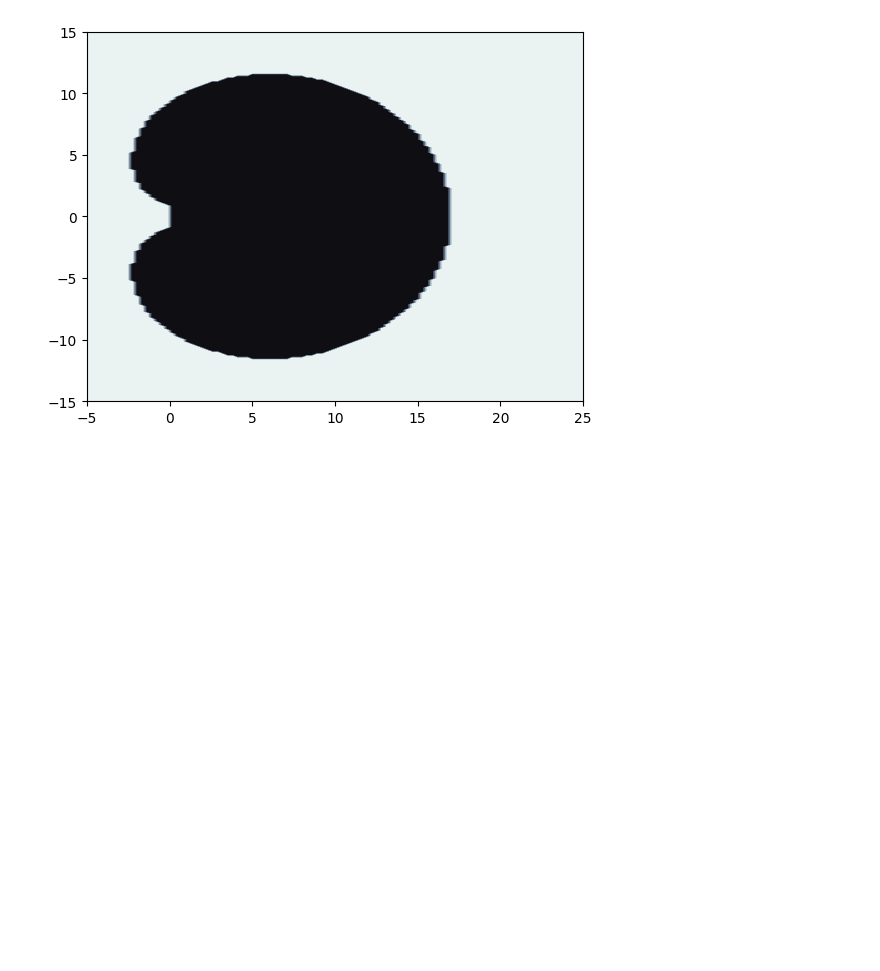
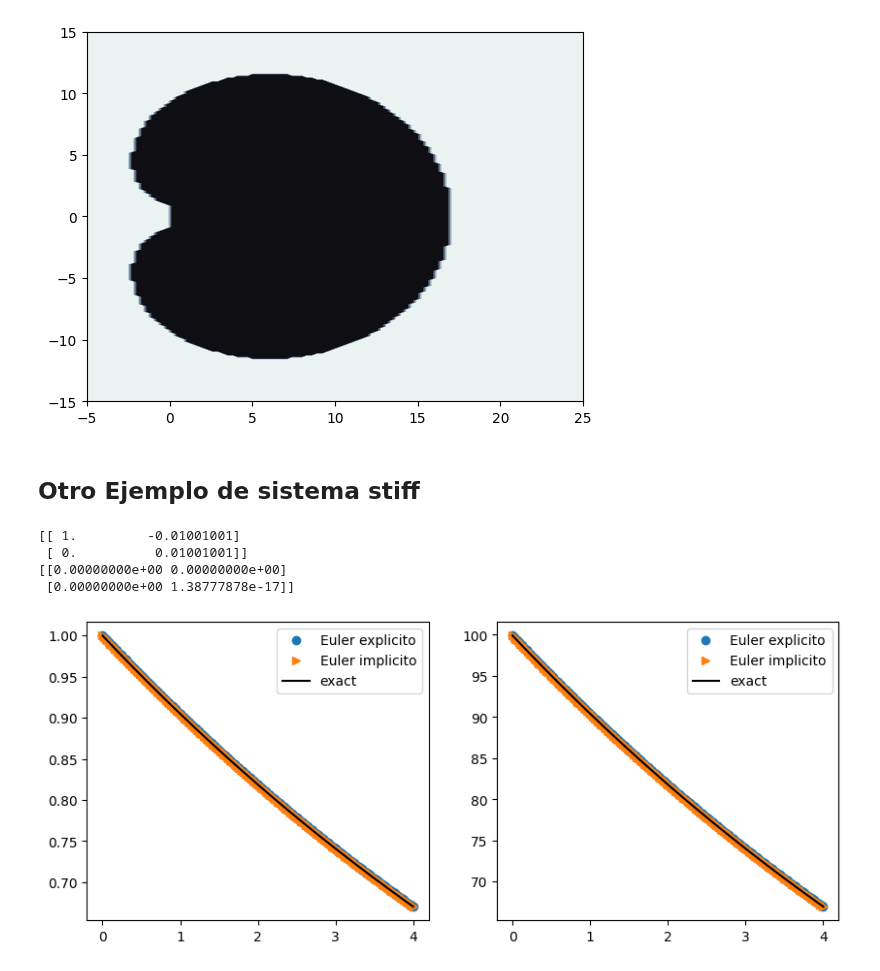
Before and after one commit to ManuelSanchezUribe/ManuelSanchezUribe.github.io, a Jupyter notebook: IMT3410/Capitulo1.ipynb, the cells around one changed output. Saved outputs shown, nothing was run; the diff lists cells and outputs as text; code cells hidden in the pictures; blank space fills up the shorter version.

```diff
--- a/IMT3410/Capitulo1.ipynb
+++ b/IMT3410/Capitulo1.ipynb
@@ -1065,3 +1065,56 @@ b = [0,0,0,0,0,60]
 A_BDF5 = plot_stability_region_multistep(a,b,xinter=[-5,25], yinter=[-15,15])
 # %% [output]
 [figure]
+# %% [markdown]
+## Otro Ejemplo de sistema stiff
+# %%
+L = np.array([[-100.0,1.0],[0,-0.1]])
+V = np.array([[1.0,1.0],[0,99.9]])
+D = np.array([[-100.0,0.0],[0,-0.1]])
+print(np.linalg.inv(V))
+print(L-V@D@np.linalg.inv(V))
+# %% [output]
+[[ 1.         -0.01001001]
+ [ 0.          0.01001001]]
+[[0.00000000e+00 0.00000000e+00]
+ [0.00000000e+00 1.38777878e-17]]
+# %%
+Fstiff2 = lambda x, Y: L.dot(Y)
+dFstiff2dy = lambda x, Y: L
+
+Y0 = np.array([1.0,99.9], dtype=np.float64)
+
+h = 0.02
+N = 200
+XM = h*N
+
+Yexact = lambda x: V@np.array([[np.exp(-100*x),0],[0, np.exp(-0.1*x)]])@np.linalg.solve(V,Y0)
+YH = []
+XH = []
+YHi = []
+# Euler
+yh, xh = Euler_explicito(odefun=Fstiff2, t_span=(0.0, XM), y0=Y0, h=h, return_trajectory=True)
+yhi, xh = Euler_implicito_multivariate(Fstiff2, Y0, N=N, XM = XM, x0 =0,dfdy = dFstiff2dy)
+
+YH.append(yh)
+XH.append(xh)
+YHi.append(yhi)
+
+# df = pd.DataFrame({'x': xh, 'y_1':[Yexact(xhi)[0] for xhi in xh], 'Euler Explicito':np.asarray(yh)[:,0], 'Euler implicito':np.asarray(yhi)[:,0]})
+# df
+
+fig, ax = plt.subplots(1,2, figsize=(10,4))
+ax[0].plot(xh, yh[:,0], 'o', color='C00',label='Euler explicito')
+ax[0].plot(xh, np.array(yhi)[:,0], '>',color='C01', label='Euler implicito')
+xplot = np.linspace(0,XM, 200)
+ax[0].plot(xplot, Yexact(xplot)[0], color='k', label='exact')
+ax[0].legend()
+
+ax[1].plot(xh, yh[:,1], 'o', color='C00',label='Euler explicito')
+ax[1].plot(xh, np.array(yhi)[:,1], '>',color='C01', label='Euler implicito')
+xplot = np.linspace(0,XM, 200)
+ax[1].plot(xplot, Yexact(xplot)[1], color='k', label='exact')
+ax[1].legend()
+plt.show()
+# %% [output]
+[figure, added]
```
